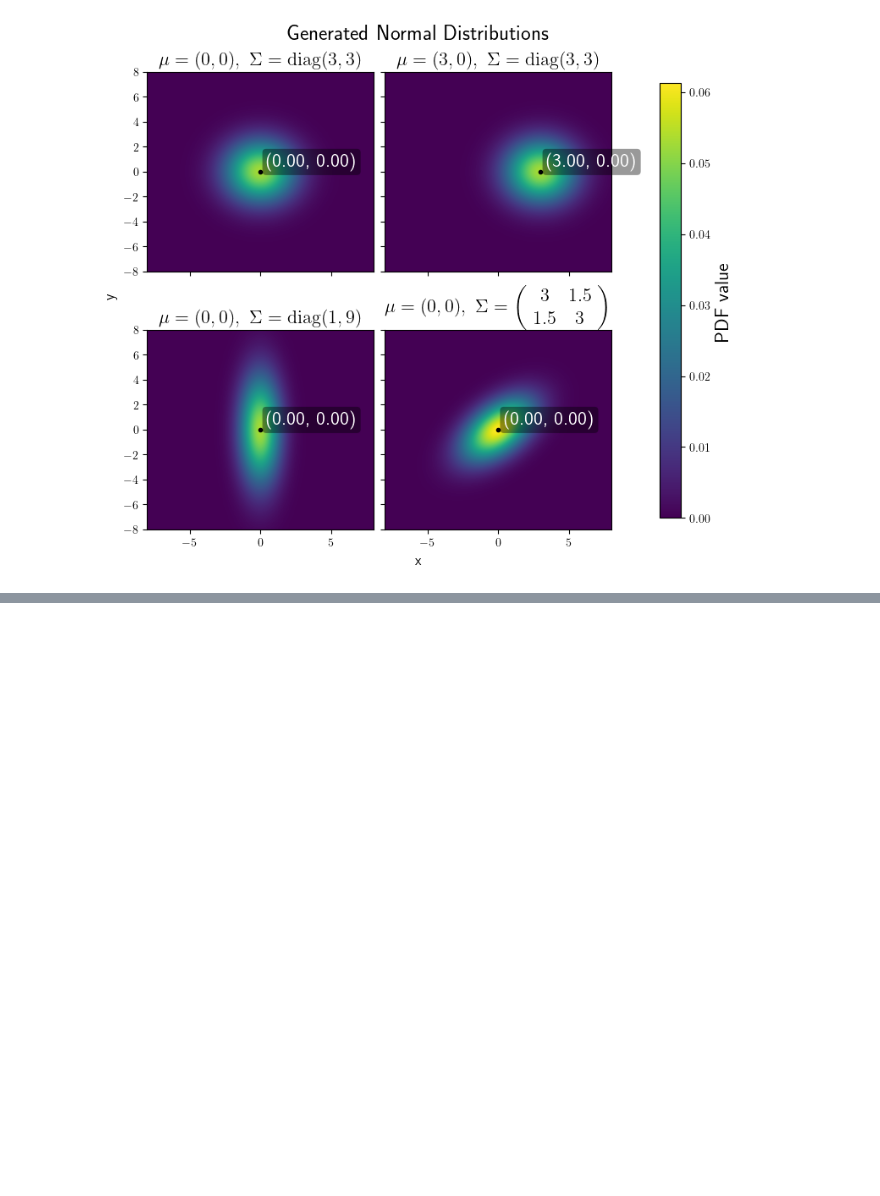
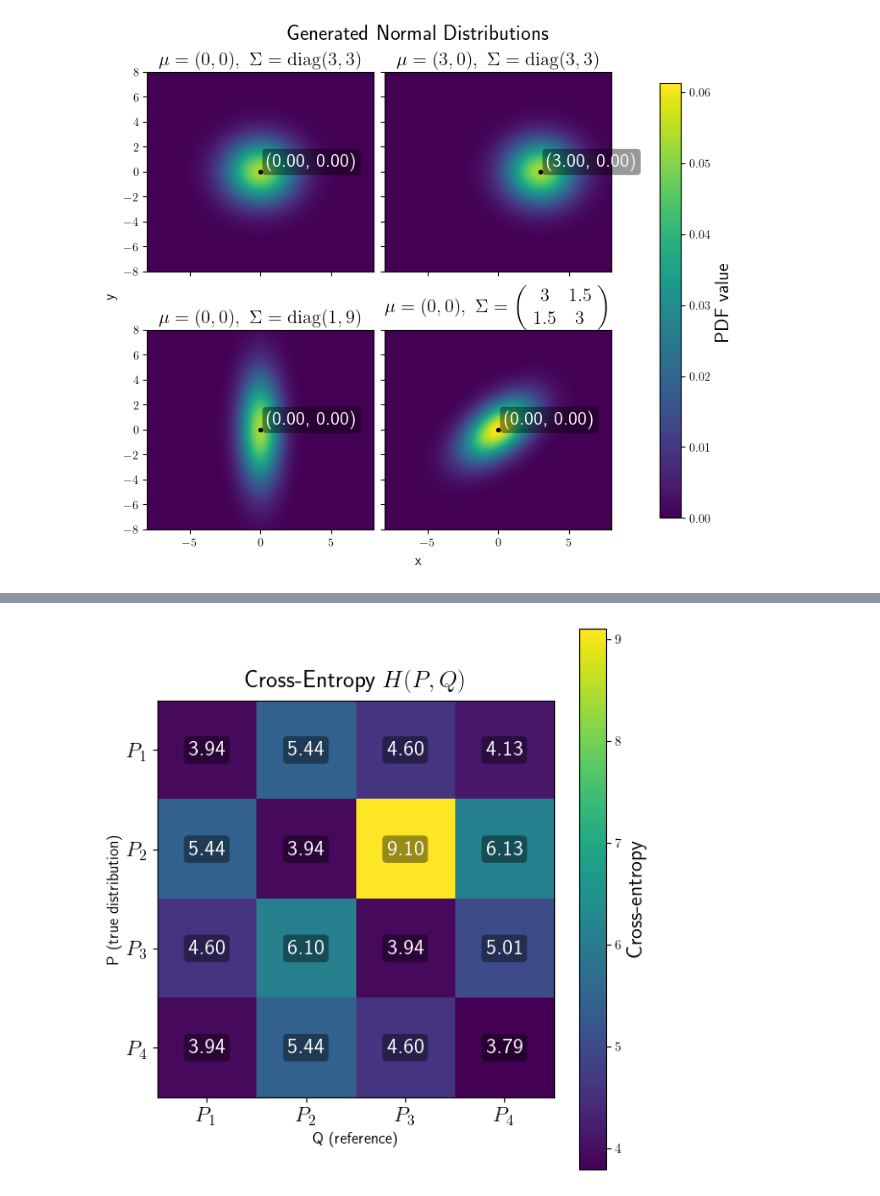
Before and after one commit to Rachel-0420/Cross-Entropy-Fast-Transient, a Jupyter notebook: HighD Normal Distribution.ipynb, the cells around one changed output, grey strips where cells are left out. Cells and saved outputs as stored; diff of their text form; code cells hidden in the pictures; blank space fills up the shorter version.

```diff
--- a/HighD Normal Distribution.ipynb
+++ b/HighD Normal Distribution.ipynb
@@ -203,0 +211,82 @@ plt.show()
+# %%
+# Method 2, the method mentioned in paper Eq A3
+# Accruate calculation
+# Figure 5
+
+def gaussian_cross_entropy(mu_p, Sigma_p, mu_q, Sigma_q):
+    mu_p = np.asarray(mu_p, dtype=float).reshape(-1)
+    mu_q = np.asarray(mu_q, dtype=float).reshape(-1)
+    Sigma_p = np.asarray(Sigma_p, dtype=float)
+    Sigma_q = np.asarray(Sigma_q, dtype=float)
+
+    d = mu_p.size
+    if mu_q.size != d or Sigma_p.shape != (d, d) or Sigma_q.shape != (d, d):
+        raise ValueError("Dimension mismatch in means/covariances.")
+
+    sign, logdet_Sq = np.linalg.slogdet(Sigma_q)
+    if sign <= 0:
+        raise ValueError("Sigma_q must be positive definite.")
+
+    inv_Sq = np.linalg.inv(Sigma_q)
+    diff = (mu_q - mu_p).reshape(d, 1)
+
+    term_logdet = d * np.log(2*np.pi) + logdet_Sq
+    term_trace = np.trace(inv_Sq @ Sigma_p)
+    term_quad = float(diff.T @ inv_Sq @ diff)
+
+    return 0.5 * (term_logdet + term_trace + term_quad)
+
+
+def cross_entropy_matrix_gaussians(mus, covs):
+    n = len(mus)
+    H = np.zeros((n, n), dtype=float)
+    for i in range(n):
+        for j in range(n):
+            H[i, j] = gaussian_cross_entropy(mus[i], covs[i], mus[j], covs[j])
+    return H
+
+H_cts = cross_entropy_matrix_gaussians(mus, covs)
+# print(np.round(H_cts, 3))
+
+fig, ax = plt.subplots(figsize=(6, 6))
+
+im = ax.imshow(H_cts, cmap="viridis", aspect="equal")
+
+labels = [rf"$P_{k}$" for k in range(1, n + 1)]
+ax.set_xticks(range(n))
+ax.set_yticks(range(n))
+ax.set_xticklabels(labels)
+ax.set_yticklabels(labels)
+
+ax.set_xlabel("Q (reference)", fontsize = 12)
+ax.set_ylabel("P (true distribution)", fontsize = 12)
+ax.set_title(r"Cross-Entropy $H(P, Q)$", pad=10, fontsize = 18)
+
+# Annotate values
+for i in range(n):
+    for j in range(n):
+        ax.text(
+            j, i,
+            f"{H_cts[i, j]:.2f}",
+            ha="center",
+            va="center",
+            fontsize=16,
+            color="white",
+            bbox=dict(
+                boxstyle="round,pad=0.20",
+                fc="black",
+                ec="none",
+                alpha=0.40
+            )
+        )
+
+# Colorbar
+cbar = fig.colorbar(im, ax=ax)
+cbar.set_label("Cross-entropy", rotation=90, fontsize = 16)
+
+ax.tick_params(axis="both", labelsize=16)
+
+plt.tight_layout()
+plt.show()
+# %% [output]
+[figure, added]
```
Also changed, not shown: parts of 7 cells of this notebook.
